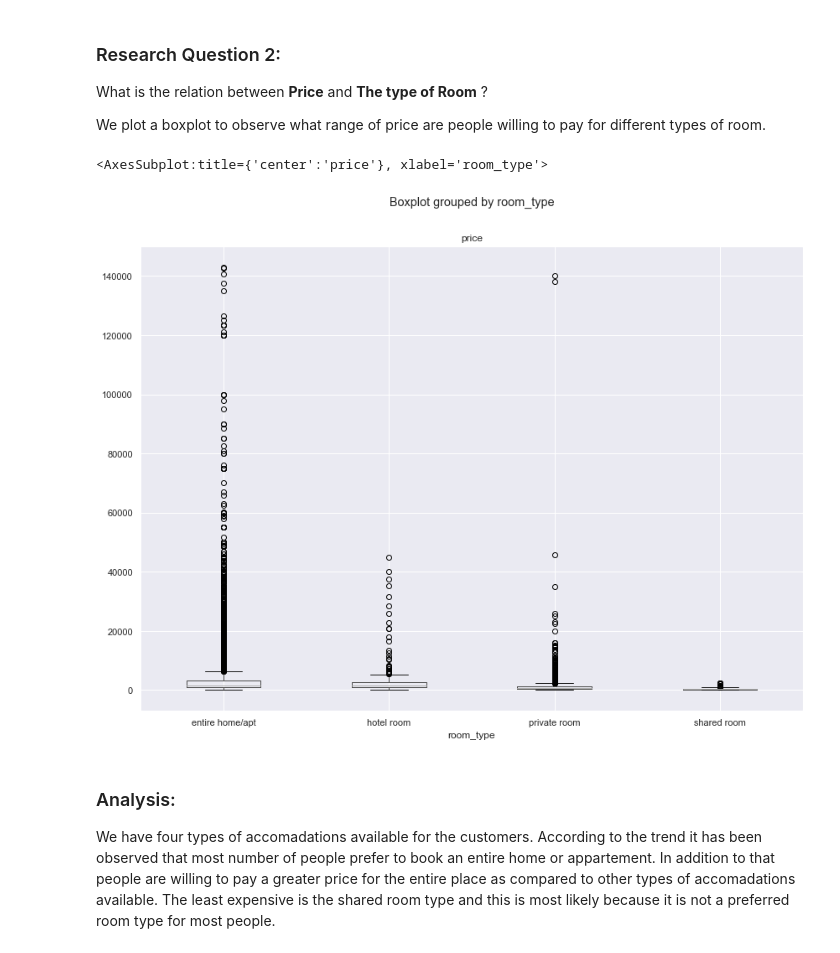
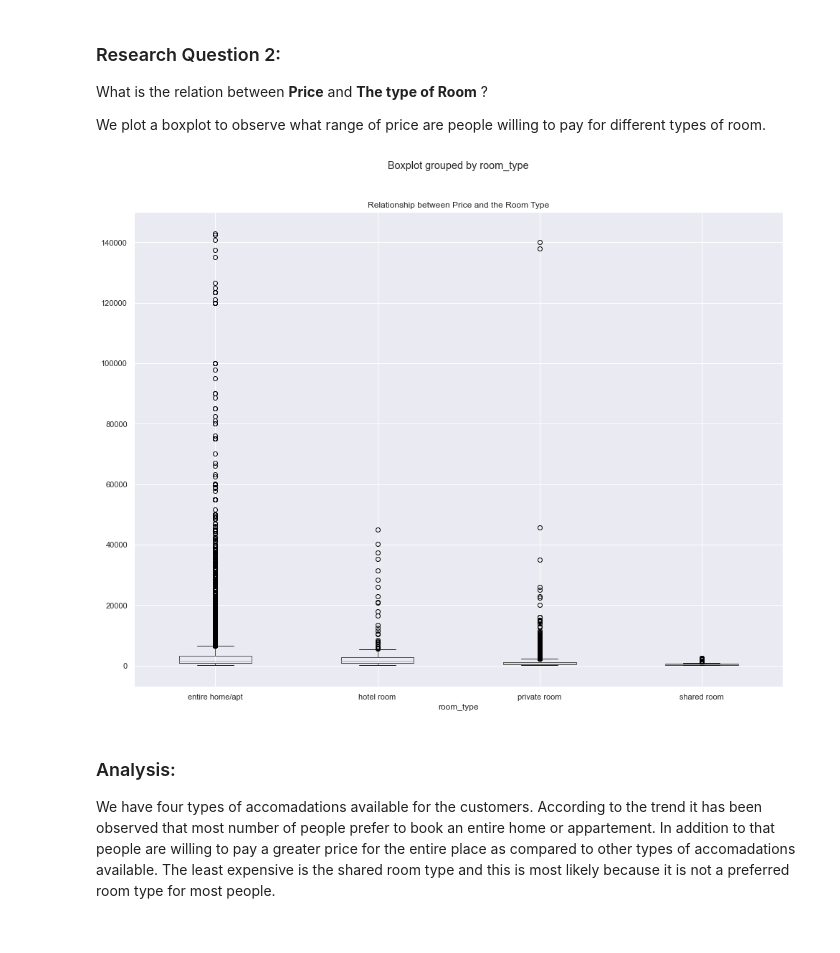
Before and after one commit to SanjanaCode/AirBnB-Data-Analysis, a Jupyter notebook: Analysis/Submitted/Task5.ipynb, the cells around one changed output. Saved outputs shown, nothing was run; the diff lists cells and outputs as text; code cells hidden in the pictures.

```diff
--- a/Analysis/Submitted/Task5.ipynb
+++ b/Analysis/Submitted/Task5.ipynb
@@ -57,10 +60,10 @@ What is the relation between **Price** and **The type of Room** ?
 
 We plot a boxplot to observe what range of price are people willing to pay for different types of room.
 # %%
-df.boxplot(column='price', by='room_type')
+df.boxplot(column='price', by='room_type').set_title('Relationship between Price and the Room Type')
+plt.ioff()
 # %% [output]
-<AxesSubplot:title={'center':'price'}, xlabel='room_type'>
-[figure, old version]
+[figure, new version]
 # %% [markdown]
 ### Analysis:
  We have four types of accomadations available for the customers. According to the trend it has been observed that most number of people prefer to book an entire home or appartement. In addition to that people are willing to pay a greater price for the entire place as compared to other types of accomadations available. The least expensive is the shared room type and this is most likely because it is not a preferred room type for most people.
```
Also changed, not shown: parts of 1 cell of this notebook.
